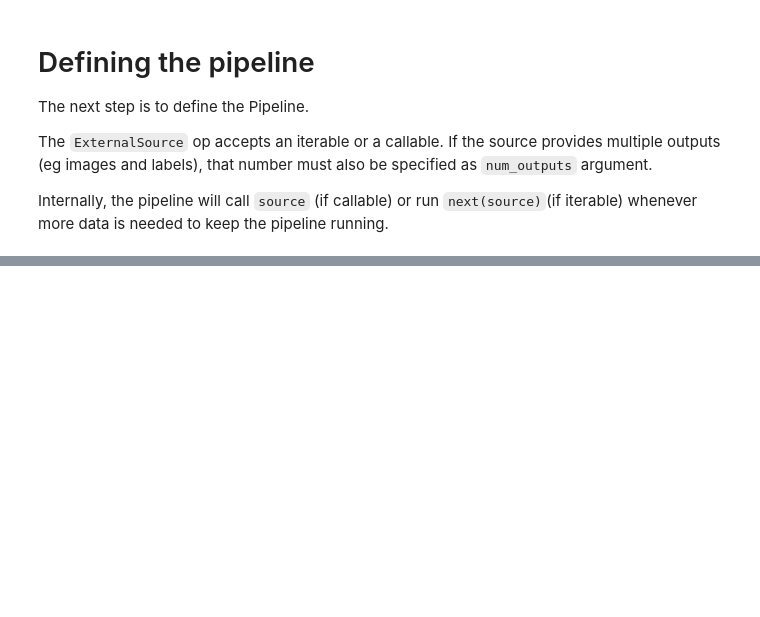
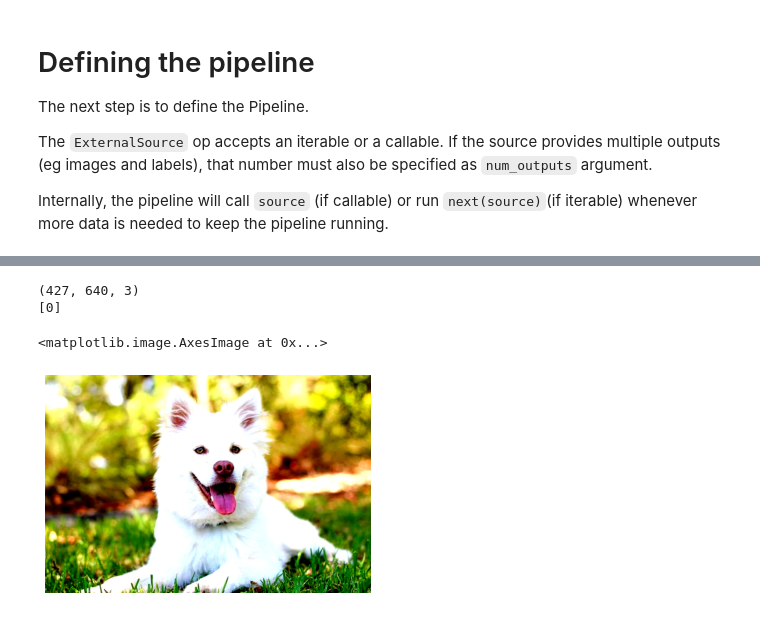
Before and after one commit to evdcush/DALI, a Jupyter notebook: dali/data_loading.ipynb, the cells around one changed output, grey strips where cells are left out. Saved outputs shown, nothing was run; the diff lists cells and outputs as text; code cells hidden in the pictures; blank space fills up the shorter version.

Commit message:
using the pipeline cells

```diff
--- a/dali/data_loading.ipynb
+++ b/dali/data_loading.ipynb
@@ -33,7 +37,7 @@ class ExternalInputIterator:
         for _ in range(self.batch_size):
             jpg_fname, label = self.files[self.i].split(' ')
             file = open(self.images_dir + jpg_fname, 'rb')
-            batch.append(np.frombuffer(f.read(), dtype=np.uint8))
+            batch.append(np.frombuffer(file.read(), dtype=np.uint8))
             labels.append(np.array([label], dtype=np.uint8))
             self.i = (self.i + 1) % self.n
         return batch, labels
@@ -45,7 +49,7 @@ The `ExternalSource` op accepts an iterable or a callable. If the source provide
 
 Internally, the pipeline will call `source` (if callable) or run `next(source)`(if iterable) whenever more data is needed to keep the pipeline running.
 # %%
-external_input_iter = ExternalInputIterator(batch_size)
+ext_input_iter = ExternalInputIterator(batch_size)
 # %%
 class ExternalSourcePipeline(Pipeline):
     def __init__(self, batch_size, ext_inp_iter,
@@ -62,0 +69,5 @@ class ExternalSourcePipeline(Pipeline):
+# %%
+ext_pipe = ExternalSourcePipeline
+pipe = ext_pipe(batch_size, ext_input_iter, num_threads=2, device_id=0)
+pipe.build()
+pipe_out = pipe.run()
@@ -62,0 +76,3 @@ class ExternalSourcePipeline(Pipeline):
+# %%
+batch_cpu  = pipe_out[0].as_cpu()
+labels_cpu = pipe_out[1]  # already on cpu!
@@ -62,0 +101,11 @@ class ExternalSourcePipeline(Pipeline):
+# %%
+img = batch_cpu.at(2)
+print(img.shape)
+print(labels_cpu.at(2))
+plt.axis('off')
+plt.imshow(img)
+# %% [output]
+(427, 640, 3)
+[0]
+<matplotlib.image.AxesImage at 0x...>
+[figure, added]
```
Also changed, not shown: parts of 5 cells of this notebook.
